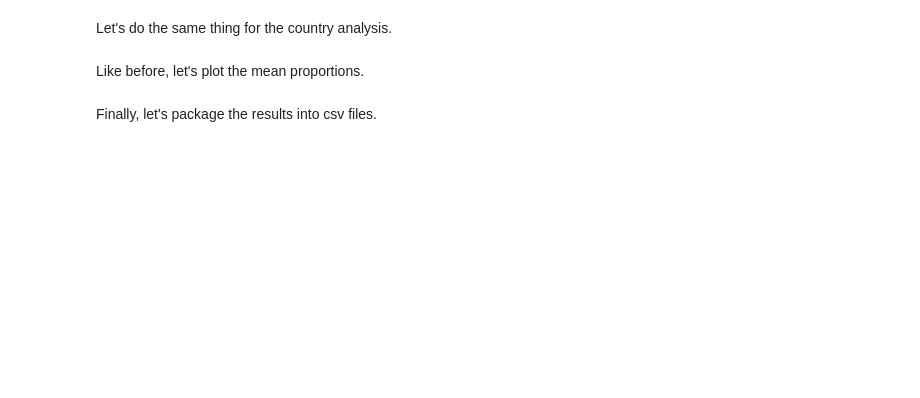
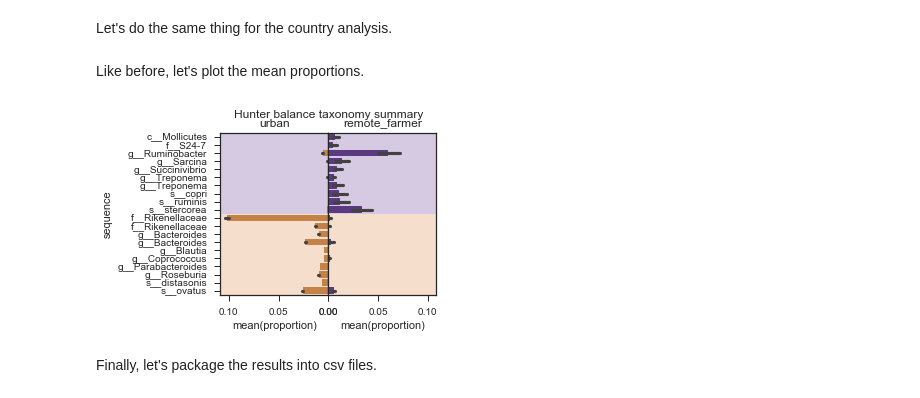
Before and after one commit to knightlab-analyses/american-gut-analyses, a Jupyter notebook: ipynb/western-nonwestern-balances.ipynb, the cells around one changed output. Saved outputs shown, nothing was run; the diff lists cells and outputs as text; code cells hidden in the pictures; blank space fills up the shorter version.

```diff
--- a/ipynb/western-nonwestern-balances.ipynb
+++ b/ipynb/western-nonwestern-balances.ipynb
@@ -489,62 +487,60 @@ Like before, let's plot the mean proportions.
 import matplotlib as mpl
 mpl.rcParams['pdf.fonttype'] = 42
 sns.set_style('ticks')
-fig, ax = plt.subplots(1, 2, figsize=(10, 15))
+fig, ax = plt.subplots(1, 2, figsize=(5, 3))
 ax1, ax2 = ax
 
-num_color = '#5b2e8c'   # farmer
-denom_color = '#d98134' # urban
+num_taxa = taxa.loc[num_collapsed.columns, 'species']
+denom_taxa = taxa.loc[denom_collapsed.columns, 'species']
 
-num_taxa = list(map(lambda x: x.split(';')[4], num_collapsed.columns))
-denom_taxa = list(map(lambda x: x.split(';')[4], denom_collapsed.columns))
-
-num_idx = np.argsort(num_taxa)
-num_taxa_full = [num_collapsed.columns[i] for i in num_idx]
-
-denom_idx = np.argsort(denom_taxa)
-denom_taxa_full = [denom_collapsed.columns[i] for i in denom_idx]
-
+urban_df = data.loc[data['life_style_2']=='urban'].dropna()
 sns.barplot(x='proportion',
-            y='family',
-            data=data.loc[data['life_style_2']=='remote_farmer'],
-            color=num_color,
-            order=num_taxa_full + denom_taxa_full,
+            y=level,
+            data=urban_df,
+            color='#d98134',
+            order=list(num_taxa.index) + list(denom_taxa.index),
             ax=ax1)
 
+farmer_df = data.loc[data['life_style_2']=='remote_farmer'].dropna()
 sns.barplot(x='proportion',
-            y='family',
-            data=data.loc[data['life_style_2']=='urban'],
-            color=denom_color,
-            order=num_taxa_full + denom_taxa_full,
+            y=level,
+            data=farmer_df,
+            color='#5b2e8c',
+            order=list(num_taxa.index) + list(denom_taxa.index),
             ax=ax2)
 
-ax1.set(yticklabels=sorted(num_taxa) + sorted(denom_taxa), title='remote_farmer')
-ax2.set(yticklabels=[], ylabel='', yticks=[], title='urban')
+ax1.set(yticklabels=sorted(num_taxa) + sorted(denom_taxa), title='urban')
+ax2.set(yticklabels=[], ylabel='', yticks=[], title='remote_farmer')
 
 max_xlim = max(ax1.get_xlim()[1], ax2.get_xlim()[1])
 min_xlim = max(ax1.get_xlim()[0], ax2.get_xlim()[0])
 
 max_ylim, min_ylim = ax1.get_ylim()
 
 xlim = ([min_xlim, max_xlim])
 ax1.set_xlim(max_xlim, min_xlim)
 ax2.set_xlim(min_xlim, max_xlim)
 ax1.set_position([0.2, 0.125, 0.3, 0.75])
 ax2.set_position([0.5, 0.125, 0.3, 0.75])
 
-
+num_color   = '#5b2e8c' # farmer
+denom_color = '#d98134' # urban
 num_h = num_collapsed.shape[1]
 denom_h = denom_collapsed.shape[1]
-ymid = (max_ylim - min_ylim) * num_h /  (num_h + denom_h)
+
+space = (max_ylim - min_ylim) / (num_h + denom_h)
+ymid = (max_ylim - min_ylim) * num_h /  (num_h + denom_h) - 0.5*space
 
 ax1.axhspan(min_ylim, ymid, facecolor=num_color, zorder=0, alpha=0.25)
 ax1.axhspan(ymid, max_ylim, facecolor=denom_color, zorder=0, alpha=0.25)
 
 ax2.axhspan(min_ylim, ymid, facecolor=num_color, zorder=0, alpha=0.25)
 ax2.axhspan(ymid, max_ylim, facecolor=denom_color, zorder=0, alpha=0.25)
 
-plt.suptitle('Farmer balance taxonomy summary')
+plt.suptitle('Hunter balance taxonomy summary')
 plt.savefig('farmer_taxonomy_proportions.pdf')
+# %% [output]
+[figure, added]
 # %% [markdown]
 Finally, let's package the results into csv files.
 # %%
```
Also changed, not shown: parts of 10 cells of this notebook, 1 other file.
